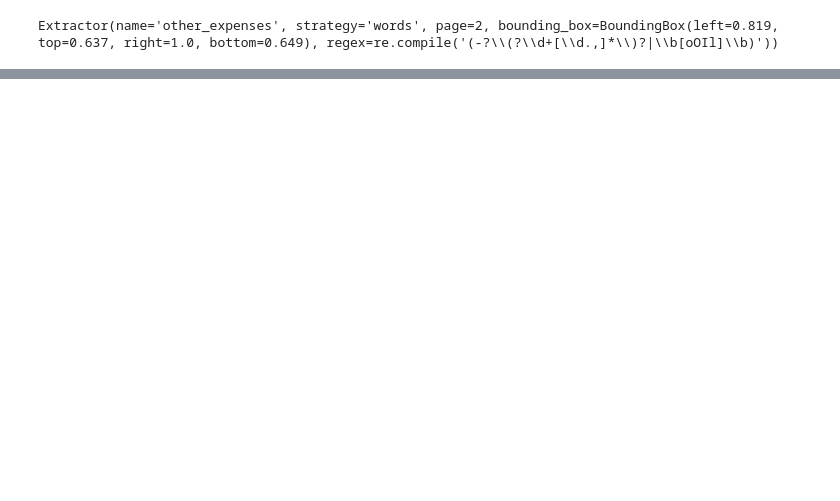
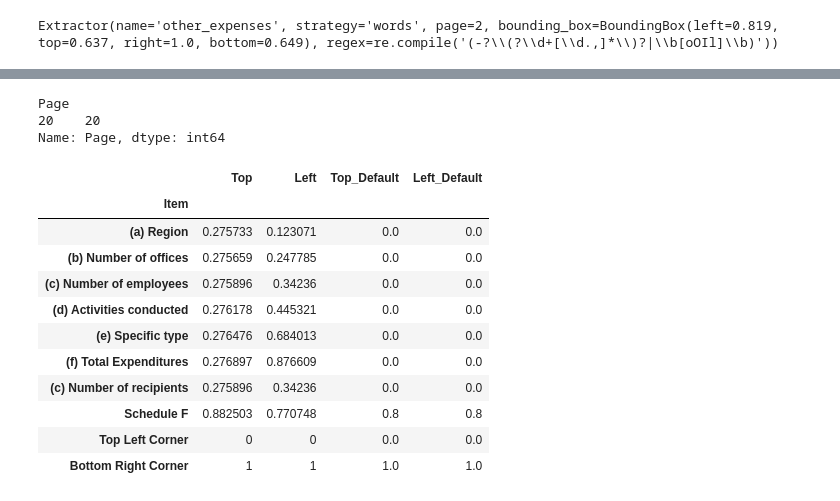
Before and after one commit to ethanscorey/parse_990_textract, a Jupyter notebook: debug_notebook.ipynb, the cells around one changed output, grey strips where cells are left out. Drawn from its saved outputs; the diff is of its cells as text; code cells hidden in the pictures; blank space fills up the shorter version.

```diff
--- a/debug_notebook.ipynb
+++ b/debug_notebook.ipynb
@@ -35,3 +35,10 @@ schedule_f_row_extractor = pd.read_csv("schedule_f_row_extractors.csv")
+# %%
+PART_I_HEADER = r"\(a\) Region\s*\(b\)\s*N|Schedule F,? Part I\b"
+PART_II_HEADER = r"\([cC]\) Region\s*\(d\)\s*P|Schedule F,? Part II\b"
+PART_III_HEADER = r"\(b\) Region\s*\(c\)\s*N|Schedule F,? Part III\b"
+PART_I_TABLE_NAME = "Activities per Region"
+PART_II_TABLE_NAME = r"Grants to Organizations Outside the United States"
+PART_III_TABLE_NAME = "Grants to Individuals Outside the United States"
 # %%
 extractor_df.head()
 # %% [output]
@@ -199,0 +239,32 @@ test_lines.loc[test_lines["Text"].str.contains("\(b\) Number")]
+# %%
+table_pages = find_table_pages(test_pages["Text"].agg(lambda words: " ".join(words)), PART_I_HEADER)
+# %%
+table_pages
+# %% [output]
+Page
+20    20
+Name: Page, dtype: int64
+# %%
+tablemaps = pd.DataFrame(
+    {
+        "page": table_pages,
+        "tablemap": table_pages.map(
+            lambda page: create_tablemap(test_lines, schedule_f_tablemap_df, page).dropna()
+        )
+    }
+)
+# %%
+tablemaps["tablemap"].iloc[0]
+# %% [output]
+|  | Top | Left | Top_Default | Left_Default |
+| Item |  |  |  |  |
+| (a) Region | 0.275733 | 0.123071 | 0.0 | 0.0 |
+| (b) Number of offices | 0.275659 | 0.247785 | 0.0 | 0.0 |
+| (c) Number of employees | 0.275896 | 0.34236 | 0.0 | 0.0 |
+| (d) Activities conducted | 0.276178 | 0.445321 | 0.0 | 0.0 |
+| (e) Specific type | 0.276476 | 0.684013 | 0.0 | 0.0 |
+| (f) Total Expenditures | 0.276897 | 0.876609 | 0.0 | 0.0 |
+| (c) Number of recipients | 0.275896 | 0.34236 | 0.0 | 0.0 |
+| Schedule F | 0.882503 | 0.770748 | 0.8 | 0.8 |
+| Top Left Corner | 0 | 0 | 0.0 | 0.0 |
+| Bottom Right Corner | 1 | 1 | 1.0 | 1.0 |
```
Also changed, not shown: parts of 22 cells of this notebook, 5 other files.
